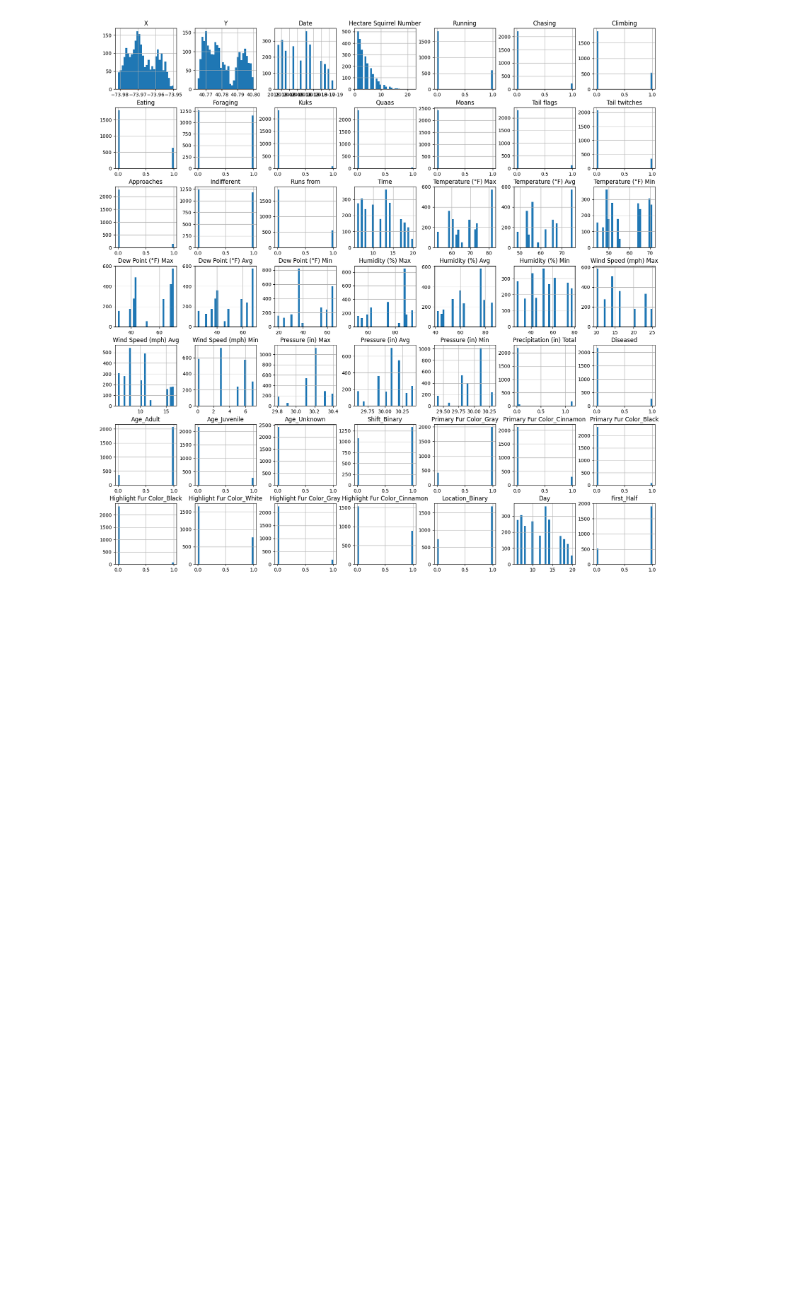
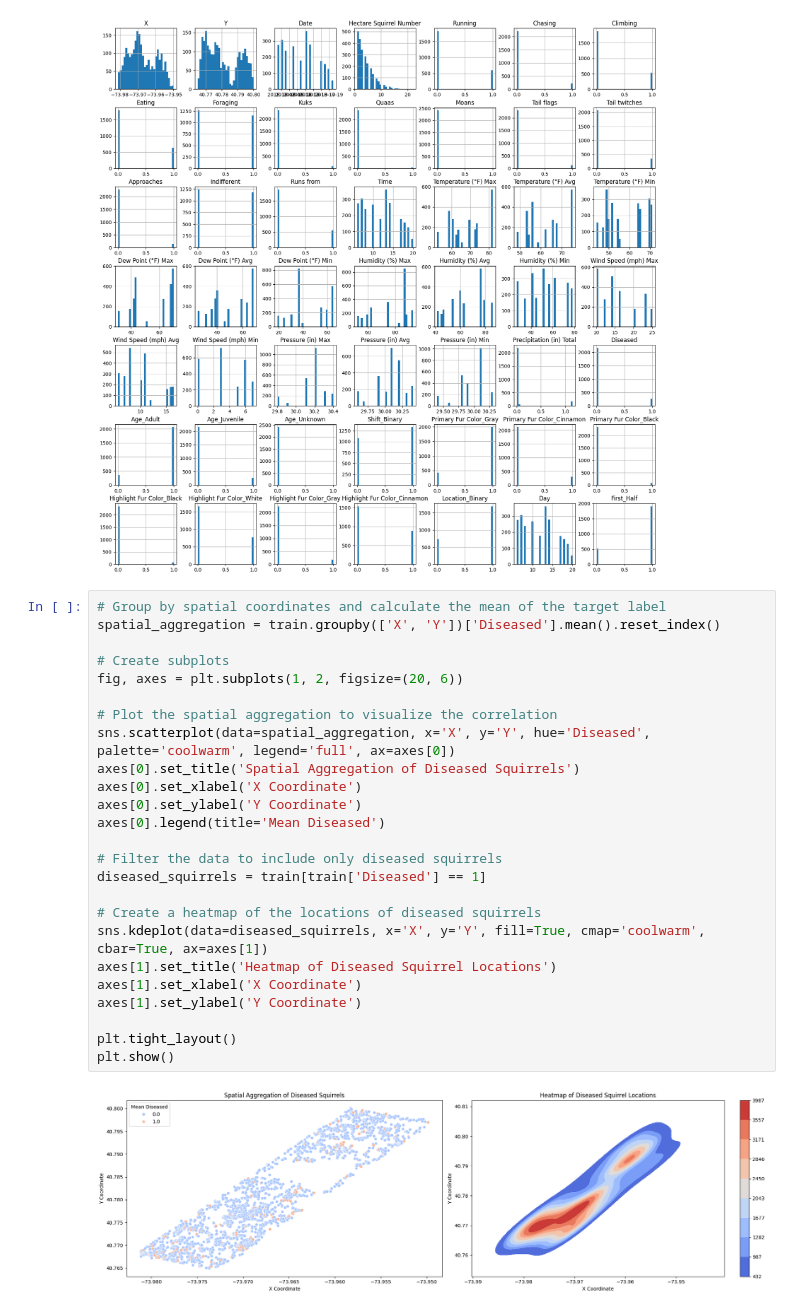
Before and after one commit to denibravo/SquirrelDiseasePrediction, a Jupyter notebook: Nutosis.ipynb, the cells around one changed output. Saved outputs shown, nothing was run; the diff lists cells and outputs as text; blank space fills up the shorter version.

Commit message:
hotspots analysis correlation

```diff
--- a/Nutosis.ipynb
+++ b/Nutosis.ipynb
@@ -1077,3 +1077,30 @@ array([[<Axes: title={'center': 'X'}>, <Axes: title={'center': 'Y'}>,
         <Axes: title={'center': 'Day'}>,
         <Axes: title={'center': 'First_Half'}>]], dtype=object)
 [figure]
+# %%
+# Group by spatial coordinates and calculate the mean of the target label
+spatial_aggregation = train.groupby(['X', 'Y'])['Diseased'].mean().reset_index()
+
+# Create subplots
+fig, axes = plt.subplots(1, 2, figsize=(20, 6))
+
+# Plot the spatial aggregation to visualize the correlation
+sns.scatterplot(data=spatial_aggregation, x='X', y='Y', hue='Diseased', palette='coolwarm', legend='full', ax=axes[0])
+axes[0].set_title('Spatial Aggregation of Diseased Squirrels')
+axes[0].set_xlabel('X Coordinate')
+axes[0].set_ylabel('Y Coordinate')
+axes[0].legend(title='Mean Diseased')
+
+# Filter the data to include only diseased squirrels
+diseased_squirrels = train[train['Diseased'] == 1]
+
+# Create a heatmap of the locations of diseased squirrels
+sns.kdeplot(data=diseased_squirrels, x='X', y='Y', fill=True, cmap='coolwarm', cbar=True, ax=axes[1])
+axes[1].set_title('Heatmap of Diseased Squirrel Locations')
+axes[1].set_xlabel('X Coordinate')
+axes[1].set_ylabel('Y Coordinate')
+
+plt.tight_layout()
+plt.show()
+# %% [output]
+[figure, added]
```
Also changed, not shown: parts of 27 cells of this notebook.
